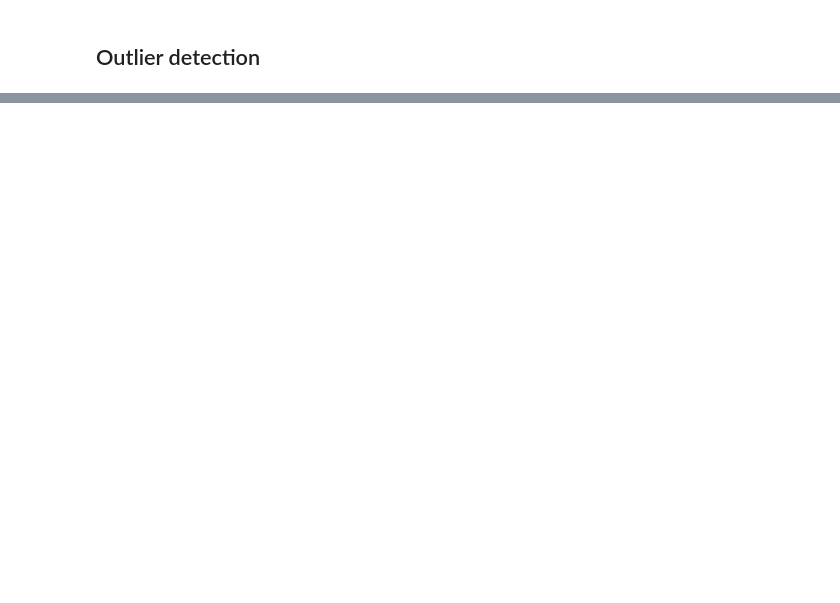
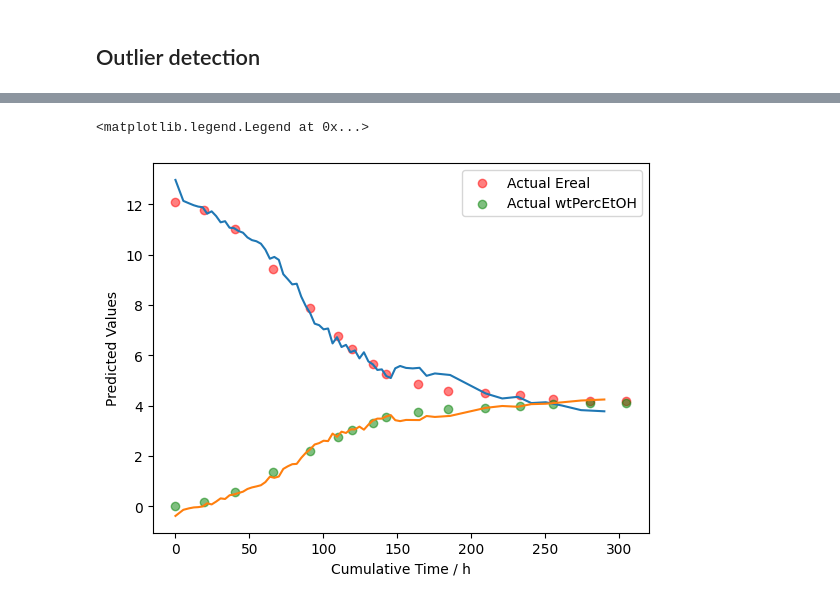
Before and after one commit to CTO-JKU/NIR-Beer-Fermentation-Monitoring, a Jupyter notebook: calibration.ipynb, the cells around one changed output, grey strips where cells are left out. Cells and saved outputs as stored; diff of their text form; code cells hidden in the pictures; blank space fills up the shorter version.

Commit message:
Added model computation Refactor code structure for improved readability and maintainability

```diff
--- a/calibration.ipynb
+++ b/calibration.ipynb
@@ -136,0 +520,22 @@ plt.show()
+# %%
+import matplotlib.pyplot as plt
+
+# Import the best model from the previous cell joblib dump
+import joblib
+holdout_batch = "05_European_Red_Lager"  # Change this to visualize different batches
+best_model = joblib.load(f'models/best_model_without_{holdout_batch}.joblib')
+
+X_holdout =selected_df.filter(pl.col("BatchName") == holdout_batch).select(pl.col("^WL.*$")).to_numpy()
+
+predicted_values = best_model.predict(X_holdout)
+
+plt.plot(selected_df.filter(pl.col("BatchName") == holdout_batch)["CumulativeTime"], predicted_values)
+# Add the df_dsa values for comparison
+plt.scatter(df_dsa.filter(pl.col("BatchName") == holdout_batch)["CumulativeTime"], df_dsa.filter(pl.col("BatchName") == holdout_batch)["Ereal"], color='red', label='Actual Ereal', alpha=0.5)
+plt.scatter(df_dsa.filter(pl.col("BatchName") == holdout_batch)["CumulativeTime"], df_dsa.filter(pl.col("BatchName") == holdout_batch)["wtPercEtOH"], color='green', label='Actual wtPercEtOH', alpha=0.5)
+plt.xlabel("Cumulative Time / h")
+plt.ylabel("Predicted Values")
+plt.legend()
+# %% [output]
+<matplotlib.legend.Legend at 0x...>
+[figure, added]
```
Also changed, not shown: parts of 16 cells of this notebook, 17 other files.
